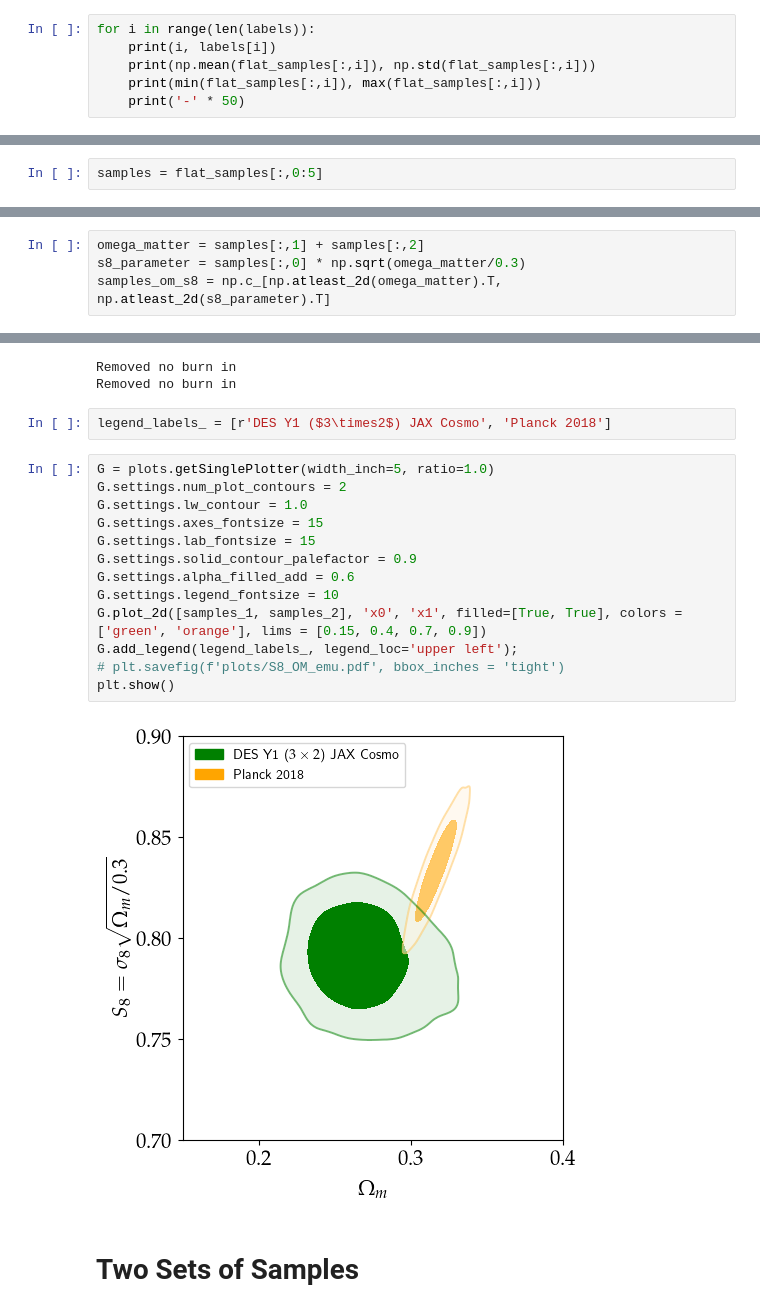
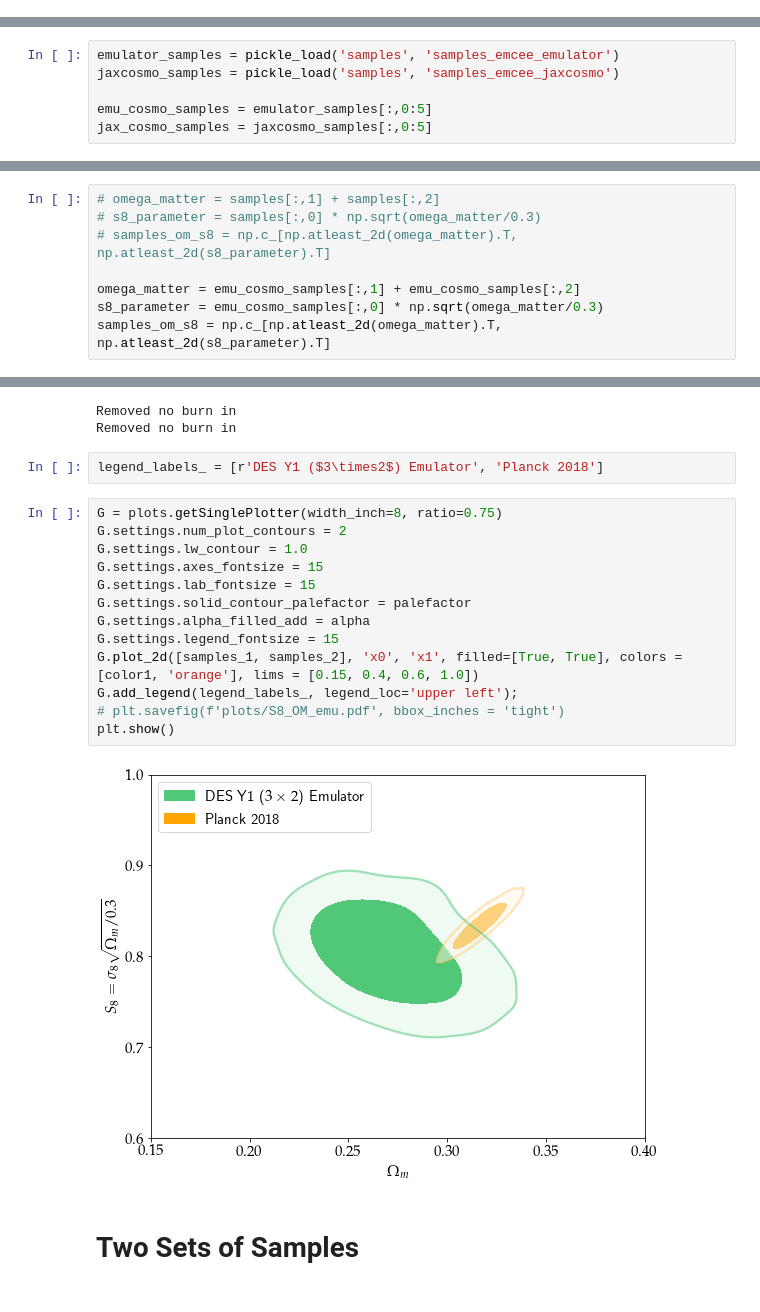
Before and after one commit to Harry45/DESEMU, a Jupyter notebook: notebooks/triangle_plot.ipynb, the cells around one changed output, grey strips where cells are left out. Cells and saved outputs as stored; diff of their text form.

```diff
--- a/notebooks/triangle_plot.ipynb
+++ b/notebooks/triangle_plot.ipynb
@@ -100,6 +108,0 @@ flat_samples = sampler.get_chain(discard=100, thin=2, flat=True) # sampler.flatc
-# %%
-for i in range(len(labels)):
-    print(i, labels[i])
-    print(np.mean(flat_samples[:,i]), np.std(flat_samples[:,i]))
-    print(min(flat_samples[:,i]), max(flat_samples[:,i]))
-    print('-' * 50)
@@ -129,3 +109,7 @@ plt.show()
 # %%
-samples = flat_samples[:,0:5]
+emulator_samples = pickle_load('samples', 'samples_emcee_emulator')
+jaxcosmo_samples = pickle_load('samples', 'samples_emcee_jaxcosmo')
+
+emu_cosmo_samples = emulator_samples[:,0:5]
+jax_cosmo_samples = jaxcosmo_samples[:,0:5]
 # %%
@@ -135,8 +121,12 @@ Removed no burn in
 # %% [markdown]
 # $\Omega_{m}$ vs $S_{8}$
 # %%
-omega_matter = samples[:,1] + samples[:,2]
-s8_parameter = samples[:,0] * np.sqrt(omega_matter/0.3)
+# omega_matter = samples[:,1] + samples[:,2]
+# s8_parameter = samples[:,0] * np.sqrt(omega_matter/0.3)
+# samples_om_s8 = np.c_[np.atleast_2d(omega_matter).T, np.atleast_2d(s8_parameter).T]
+
+omega_matter = emu_cosmo_samples[:,1] + emu_cosmo_samples[:,2]
+s8_parameter = emu_cosmo_samples[:,0] * np.sqrt(omega_matter/0.3)
 samples_om_s8 = np.c_[np.atleast_2d(omega_matter).T, np.atleast_2d(s8_parameter).T]
 # %%
 names    = ["x%s"%i for i in range(2)]
@@ -164,22 +154,22 @@ samples_2 = MCSamples(samples=samples_planck,names = names, labels = labels, set
 Removed no burn in
 Removed no burn in
 # %%
-legend_labels_ = [r'DES Y1 ($3\times2$) JAX Cosmo', 'Planck 2018']
+legend_labels_ = [r'DES Y1 ($3\times2$) Emulator', 'Planck 2018']
 # %%
-G = plots.getSinglePlotter(width_inch=5, ratio=1.0)
+G = plots.getSinglePlotter(width_inch=8, ratio=0.75)
 G.settings.num_plot_contours = 2
 G.settings.lw_contour = 1.0
 G.settings.axes_fontsize = 15
 G.settings.lab_fontsize = 15
-G.settings.solid_contour_palefactor = 0.9
-G.settings.alpha_filled_add = 0.6
-G.settings.legend_fontsize = 10
-G.plot_2d([samples_1, samples_2], 'x0', 'x1', filled=[True, True], colors =['green', 'orange'], lims = [0.15, 0.4, 0.7, 0.9])
+G.settings.solid_contour_palefactor = palefactor
+G.settings.alpha_filled_add = alpha
+G.settings.legend_fontsize = 15
+G.plot_2d([samples_1, samples_2], 'x0', 'x1', filled=[True, True], colors =[color1, 'orange'], lims = [0.15, 0.4, 0.6, 1.0])
 G.add_legend(legend_labels_, legend_loc='upper left');
 # plt.savefig(f'plots/S8_OM_emu.pdf', bbox_inches = 'tight')
 plt.show()
 # %% [output]
-[figure, old version]
+[figure, new version]
 # %% [markdown]
 # Two Sets of Samples
 # %%
```
Also changed, not shown: parts of 25 cells of this notebook, 9 other files.
